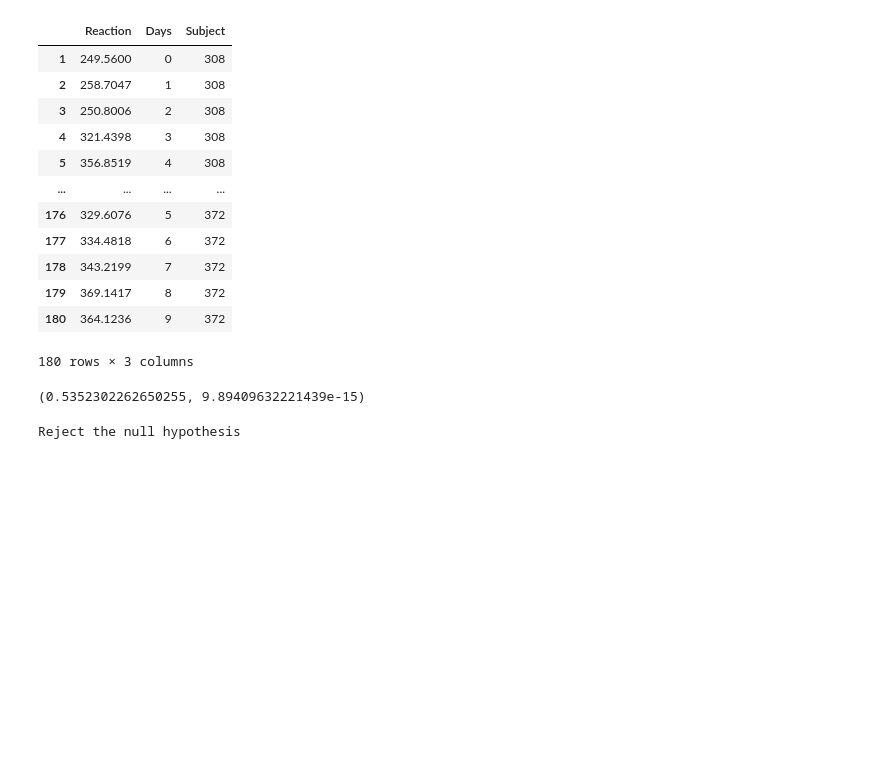
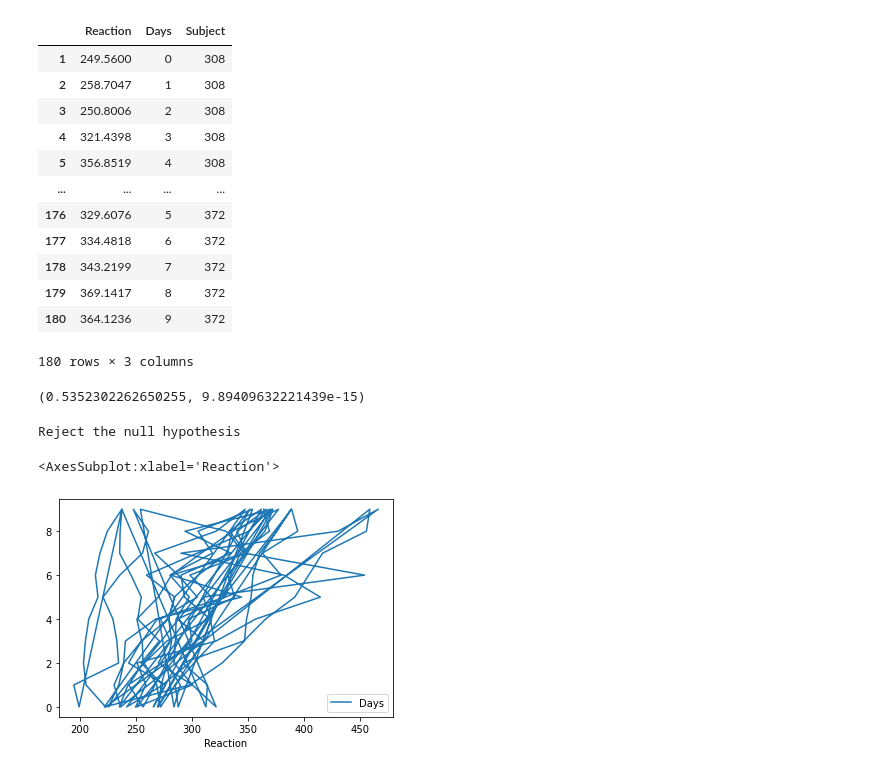
Before and after one commit to BManoff/statistics-exercises, a Jupyter notebook: hypothesis_testing.ipynb, the cells around one changed output. Drawn from its saved outputs; the diff is of its cells as text; code cells hidden in the pictures; blank space fills up the shorter version.

```diff
--- a/hypothesis_testing.ipynb
+++ b/hypothesis_testing.ipynb
@@ -511,3 +512,8 @@ else:
     print('Fail to reject the null hypothesis')
 # %% [output]
 Reject the null hypothesis
+# %%
+sleep.plot(x = 'Reaction', y = 'Days' )
+# %% [output]
+<AxesSubplot:xlabel='Reaction'>
+[figure, added]
```
Also changed, not shown: parts of 5 cells of this notebook.
